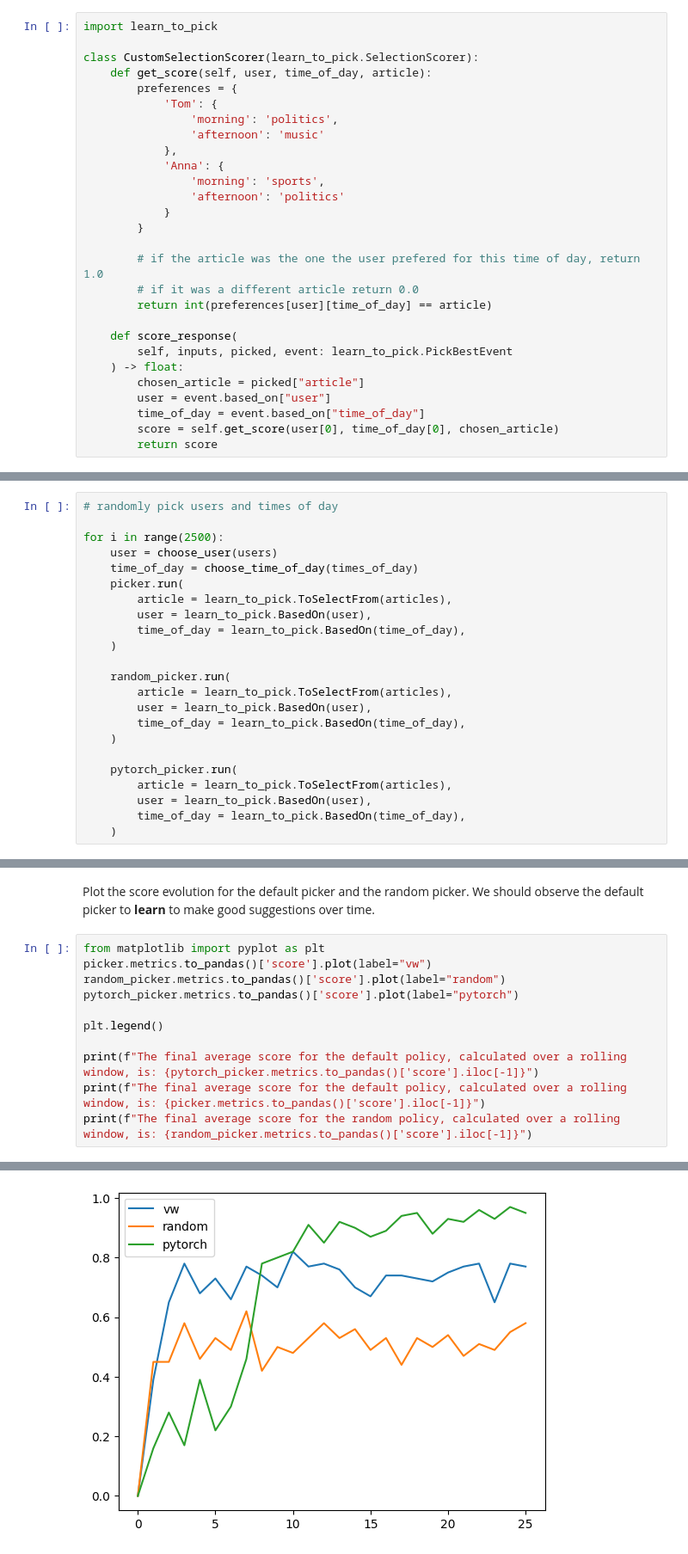
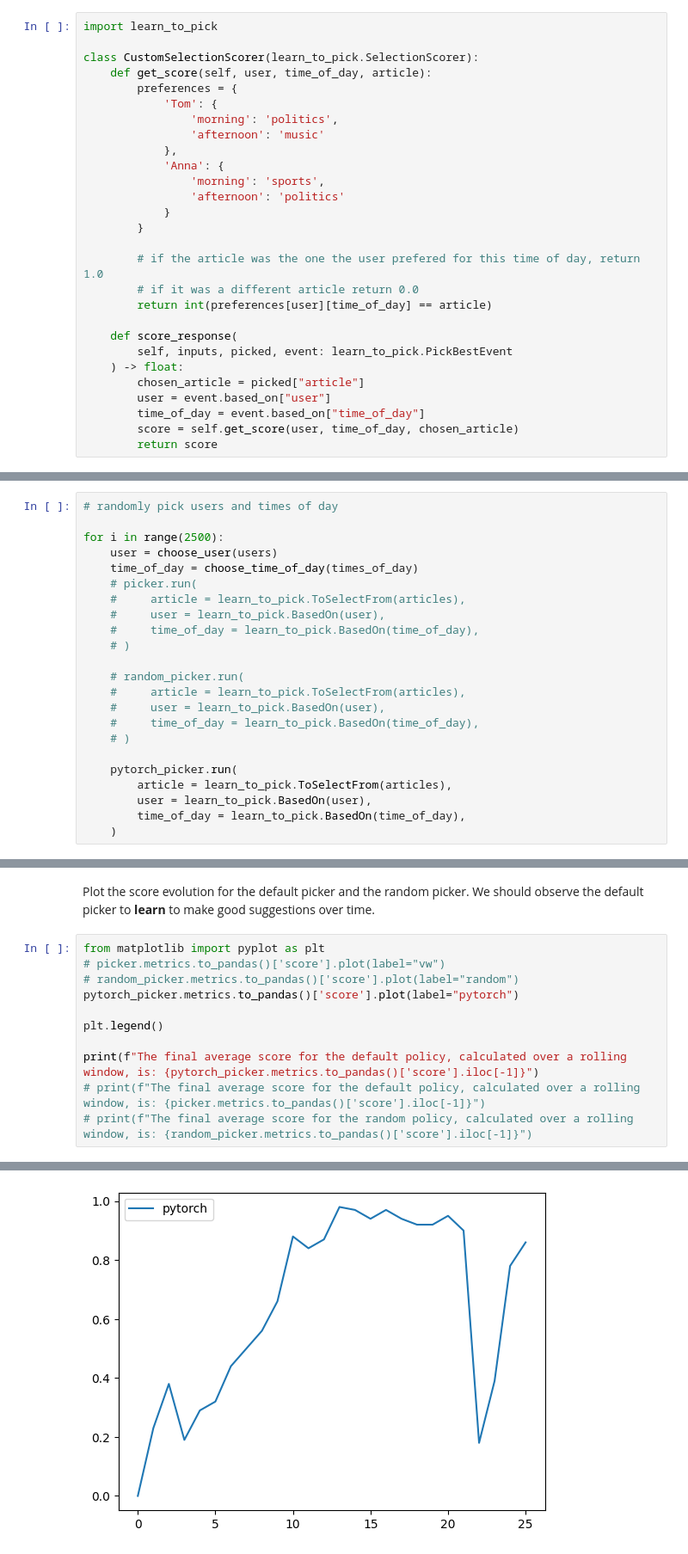
Before and after one commit to VowpalWabbit/learn_to_pick, a Jupyter notebook: notebooks/news_recommendation_byom.ipynb, the cells around one changed output, grey strips where cells are left out. Shown at 86% size. Drawn from its saved outputs; the diff is of its cells as text.

```diff
--- a/notebooks/news_recommendation_byom.ipynb
+++ b/notebooks/news_recommendation_byom.ipynb
@@ -81,7 +81,7 @@ class CustomSelectionScorer(learn_to_pick.SelectionScorer):
         chosen_article = picked["article"]
         user = event.based_on["user"]
         time_of_day = event.based_on["time_of_day"]
-        score = self.get_score(user[0], time_of_day[0], chosen_article)
+        score = self.get_score(user, time_of_day, chosen_article)
         return score
 # %% [markdown]
 Initializing two pickers, one with the default decision making policy `picker` and one with a random decision making policy `random_picker`.
@@ -105,17 +107,17 @@ random_picker = learn_to_pick.PickBest.create(
 for i in range(2500):
     user = choose_user(users)
     time_of_day = choose_time_of_day(times_of_day)
-    picker.run(
-        article = learn_to_pick.ToSelectFrom(articles),
-        user = learn_to_pick.BasedOn(user),
-        time_of_day = learn_to_pick.BasedOn(time_of_day),
-    )
+    # picker.run(
+    #     article = learn_to_pick.ToSelectFrom(articles),
+    #     user = learn_to_pick.BasedOn(user),
+    #     time_of_day = learn_to_pick.BasedOn(time_of_day),
+    # )
 
-    random_picker.run(
-        article = learn_to_pick.ToSelectFrom(articles),
-        user = learn_to_pick.BasedOn(user),
-        time_of_day = learn_to_pick.BasedOn(time_of_day),
-    )
+    # random_picker.run(
+    #     article = learn_to_pick.ToSelectFrom(articles),
+    #     user = learn_to_pick.BasedOn(user),
+    #     time_of_day = learn_to_pick.BasedOn(time_of_day),
+    # )
 
     pytorch_picker.run(
         article = learn_to_pick.ToSelectFrom(articles),
@@ -126,13 +130,13 @@ for i in range(2500):
 Plot the score evolution for the default picker and the random picker. We should observe the default picker to **learn** to make good suggestions over time.
 # %%
 from matplotlib import pyplot as plt
-picker.metrics.to_pandas()['score'].plot(label="vw")
-random_picker.metrics.to_pandas()['score'].plot(label="random")
+# picker.metrics.to_pandas()['score'].plot(label="vw")
+# random_picker.metrics.to_pandas()['score'].plot(label="random")
 pytorch_picker.metrics.to_pandas()['score'].plot(label="pytorch")
 
 plt.legend()
 
 print(f"The final average score for the default policy, calculated over a rolling window, is: {pytorch_picker.metrics.to_pandas()['score'].iloc[-1]}")
-print(f"The final average score for the default policy, calculated over a rolling window, is: {picker.metrics.to_pandas()['score'].iloc[-1]}")
-print(f"The final average score for the random policy, calculated over a rolling window, is: {random_picker.metrics.to_pandas()['score'].iloc[-1]}")
+# print(f"The final average score for the default policy, calculated over a rolling window, is: {picker.metrics.to_pandas()['score'].iloc[-1]}")
+# print(f"The final average score for the random policy, calculated over a rolling window, is: {random_picker.metrics.to_pandas()['score'].iloc[-1]}")
 # %% [output]
@@ -142 +144 @@ The final average score for the random policy, calculated over a rolling window,
-[figure, old version]
+[figure, new version]
```
Also changed, not shown: parts of 3 cells of this notebook, 2 other files.
